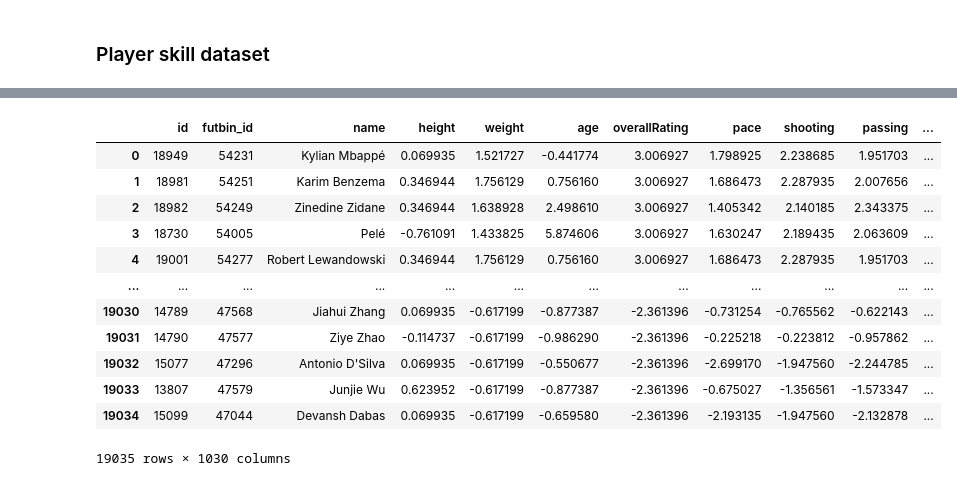
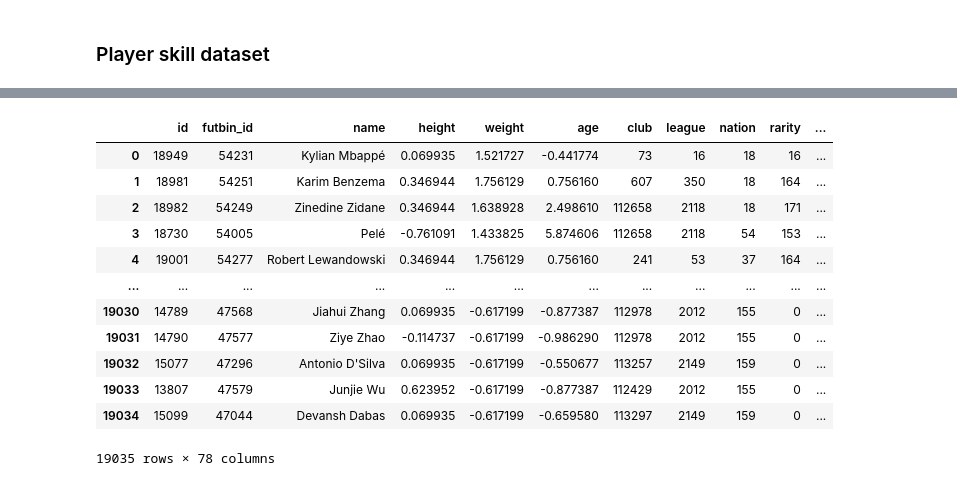
Before and after one commit to brandon-ds/siads593-M1, a Jupyter notebook: notebooks/data_preprocessing.ipynb, the cells around one changed output, grey strips where cells are left out. Saved outputs shown, nothing was run; the diff lists cells and outputs as text; code cells hidden in the pictures.

```diff
--- a/notebooks/data_preprocessing.ipynb
+++ b/notebooks/data_preprocessing.ipynb
@@ -110,44 +109,44 @@ numerical_cols = [
     'dribbling_dribbling', 'dribbling_composure', 'defending_interceptions',
     'defending_headingAccuracy', 'defending_standingTackle',
     'defending_slidingTackle', 'defending_defenseAwareness',
     'phsyicality_jumping', 'physicality_stamina', 'physicality_strength',
     'physicality_aggression', 'goalkeeper_diving', 'goalkeeper_handling',
     'goalkeeper_kicking', 'goalkeeper_positioning', 'goalkeeper_reflexes',
     'goalkeeper_speed'
 ]
 
 # List of categorical columns
 categorical_cols = [
-    'club', 'league', 'nation', 'rarity', 'position', 'foot',
+    'position', 'foot',
     'attackWorkRate', 'defenseWorkRate', 'cardColor'
 ]
 
 # Handle missing values for numerical columns with mean of that column
 for col in numerical_cols:
     player_ratings[col].fillna(player_ratings[col].mean(), inplace=True)
 
 # Handle missing values for categorical columns with mode (most frequent value) of that column
 for col in categorical_cols:
     player_ratings[col].fillna(player_ratings[col].mode()[0], inplace=True)
 
 # Standardize numerical columns
 scaler = StandardScaler()
 player_ratings[numerical_cols] = scaler.fit_transform(player_ratings[numerical_cols])
 
 # One-hot encode categorical columns
 player_ratings_scaled = pd.get_dummies(player_ratings, columns=categorical_cols)
 player_ratings_scaled
 # %% [output]
-|  | id | futbin_id | name | height | weight | age | overallRating | pace | shooting | passing | ... |
-| 0 | 18949 | 54231 | Kylian Mbappé | 0.069935 | 1.521727 | -0.441774 | 3.006927 | 1.798925 | 2.238685 | 1.951703 | ... |
-| 1 | 18981 | 54251 | Karim Benzema | 0.346944 | 1.756129 | 0.756160 | 3.006927 | 1.686473 | 2.287935 | 2.007656 | ... |
-| 2 | 18982 | 54249 | Zinedine Zidane | 0.346944 | 1.638928 | 2.498610 | 3.006927 | 1.405342 | 2.140185 | 2.343375 | ... |
-| 3 | 18730 | 54005 | Pelé | -0.761091 | 1.433825 | 5.874606 | 3.006927 | 1.630247 | 2.189435 | 2.063609 | ... |
-| 4 | 19001 | 54277 | Robert Lewandowski | 0.346944 | 1.756129 | 0.756160 | 3.006927 | 1.686473 | 2.287935 | 1.951703 | ... |
+|  | id | futbin_id | name | height | weight | age | club | league | nation | rarity | ... |
+| 0 | 18949 | 54231 | Kylian Mbappé | 0.069935 | 1.521727 | -0.441774 | 73 | 16 | 18 | 16 | ... |
+| 1 | 18981 | 54251 | Karim Benzema | 0.346944 | 1.756129 | 0.756160 | 607 | 350 | 18 | 164 | ... |
+| 2 | 18982 | 54249 | Zinedine Zidane | 0.346944 | 1.638928 | 2.498610 | 112658 | 2118 | 18 | 171 | ... |
+| 3 | 18730 | 54005 | Pelé | -0.761091 | 1.433825 | 5.874606 | 112658 | 2118 | 54 | 153 | ... |
+| 4 | 19001 | 54277 | Robert Lewandowski | 0.346944 | 1.756129 | 0.756160 | 241 | 53 | 37 | 164 | ... |
 | ... | ... | ... | ... | ... | ... | ... | ... | ... | ... | ... | ... |
-| 19030 | 14789 | 47568 | Jiahui Zhang | 0.069935 | -0.617199 | -0.877387 | -2.361396 | -0.731254 | -0.765562 | -0.622143 | ... |
-| 19031 | 14790 | 47577 | Ziye Zhao | -0.114737 | -0.617199 | -0.986290 | -2.361396 | -0.225218 | -0.223812 | -0.957862 | ... |
-| 19032 | 15077 | 47296 | Antonio D'Silva | 0.069935 | -0.617199 | -0.550677 | -2.361396 | -2.699170 | -1.947560 | -2.244785 | ... |
-| 19033 | 13807 | 47579 | Junjie Wu | 0.623952 | -0.617199 | -0.877387 | -2.361396 | -0.675027 | -1.356561 | -1.573347 | ... |
-| 19034 | 15099 | 47044 | Devansh Dabas | 0.069935 | -0.617199 | -0.659580 | -2.361396 | -2.193135 | -1.947560 | -2.132878 | ... |
+| 19030 | 14789 | 47568 | Jiahui Zhang | 0.069935 | -0.617199 | -0.877387 | 112978 | 2012 | 155 | 0 | ... |
+| 19031 | 14790 | 47577 | Ziye Zhao | -0.114737 | -0.617199 | -0.986290 | 112978 | 2012 | 155 | 0 | ... |
+| 19032 | 15077 | 47296 | Antonio D'Silva | 0.069935 | -0.617199 | -0.550677 | 113257 | 2149 | 159 | 0 | ... |
+| 19033 | 13807 | 47579 | Junjie Wu | 0.623952 | -0.617199 | -0.877387 | 112429 | 2012 | 155 | 0 | ... |
+| 19034 | 15099 | 47044 | Devansh Dabas | 0.069935 | -0.617199 | -0.659580 | 113297 | 2149 | 159 | 0 | ... |
-19035 rows × 1030 columns
+19035 rows × 78 columns
```
Also changed, not shown: parts of 3 cells of this notebook.
